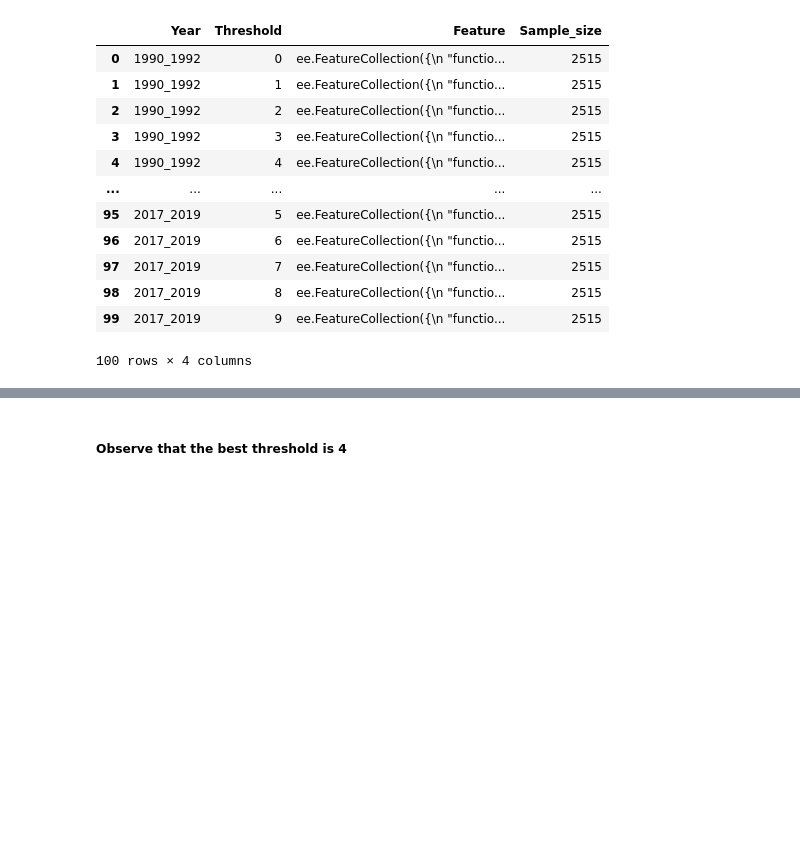
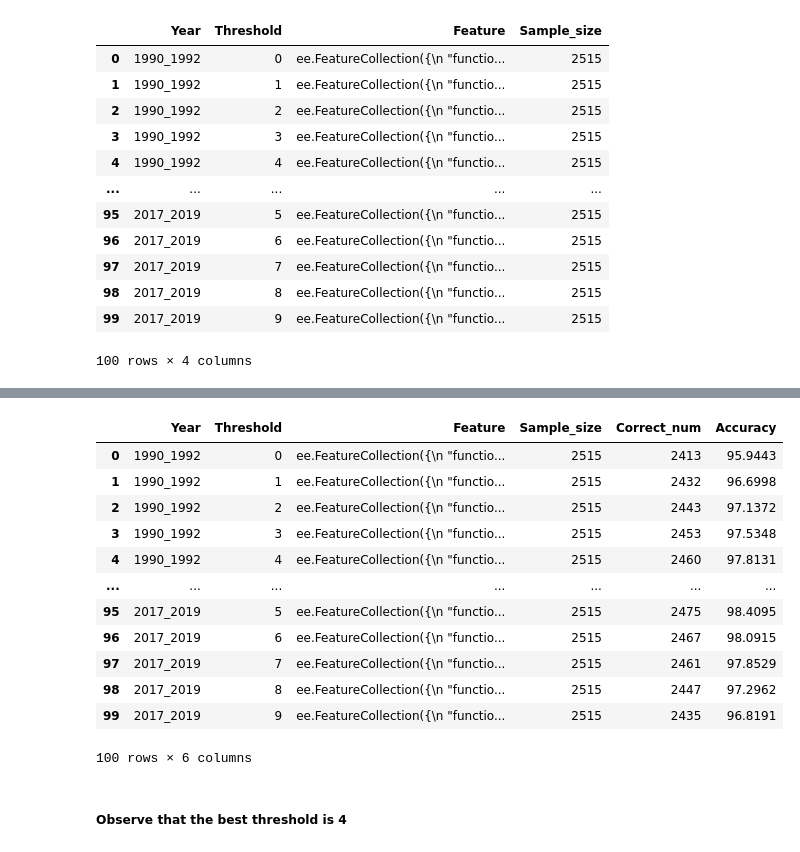
Before and after one commit to wangjinzhulala/China_built_up, a Jupyter notebook: Process_2_Classification_process/Sub_Process_8_Determine_the_threshold_for_the_sum_of_10_random_classification/Step_1_Threshold_For_sum_of_10_random_classifications.ipynb, the cells around one changed output, grey strips where cells are left out. Cells and saved outputs as stored; diff of their text form; code cells hidden in the pictures; blank space fills up the shorter version.

```diff
--- a/Process_2_Classification_process/Sub_Process_8_Determine_the_threshold_for_the_sum_of_10_random_classification/Step_1_Threshold_For_sum_of_10_random_classifications.ipynb
+++ b/Process_2_Classification_process/Sub_Process_8_Determine_the_threshold_for_the_sum_of_10_random_classification/Step_1_Threshold_For_sum_of_10_random_classifications.ipynb
@@ -167,6 +163,22 @@ Compute the correct classified points number of 1990_1992_0 finished
 Threshold_acc_df['Correct_num'] = correct_num_list
 Threshold_acc_df['Accuracy'] = Threshold_acc_df['Correct_num'] /Threshold_acc_df['Sample_size'] *100
 Threshold_acc_df['Year'] = Threshold_acc_df['Year'].astype('category')
+# %%
+Threshold_acc_df
+# %% [output]
+|  | Year | Threshold | Feature | Sample_size | Correct_num | Accuracy |
+| 0 | 1990_1992 | 0 | ee.FeatureCollection({\n "functio... | 2515 | 2413 | 95.9443 |
+| 1 | 1990_1992 | 1 | ee.FeatureCollection({\n "functio... | 2515 | 2432 | 96.6998 |
+| 2 | 1990_1992 | 2 | ee.FeatureCollection({\n "functio... | 2515 | 2443 | 97.1372 |
+| 3 | 1990_1992 | 3 | ee.FeatureCollection({\n "functio... | 2515 | 2453 | 97.5348 |
+| 4 | 1990_1992 | 4 | ee.FeatureCollection({\n "functio... | 2515 | 2460 | 97.8131 |
+| ... | ... | ... | ... | ... | ... | ... |
+| 95 | 2017_2019 | 5 | ee.FeatureCollection({\n "functio... | 2515 | 2475 | 98.4095 |
+| 96 | 2017_2019 | 6 | ee.FeatureCollection({\n "functio... | 2515 | 2467 | 98.0915 |
+| 97 | 2017_2019 | 7 | ee.FeatureCollection({\n "functio... | 2515 | 2461 | 97.8529 |
+| 98 | 2017_2019 | 8 | ee.FeatureCollection({\n "functio... | 2515 | 2447 | 97.2962 |
+| 99 | 2017_2019 | 9 | ee.FeatureCollection({\n "functio... | 2515 | 2435 | 96.8191 |
+100 rows × 6 columns
 # %%
 # save df to disk
 Threshold_acc_df.to_csv(f'./Result/Threshold_acc_df_{region_en}.csv',index=False)
```
Also changed, not shown: parts of 4 cells of this notebook, 7 other files.
